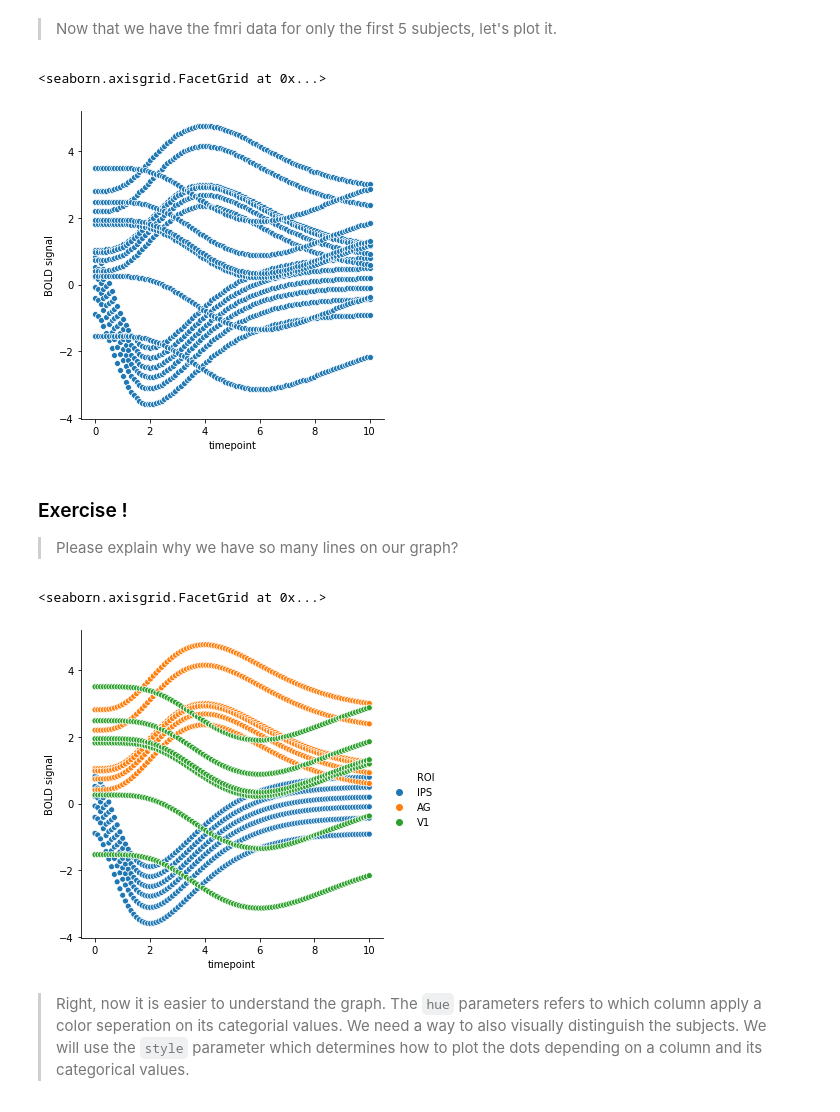
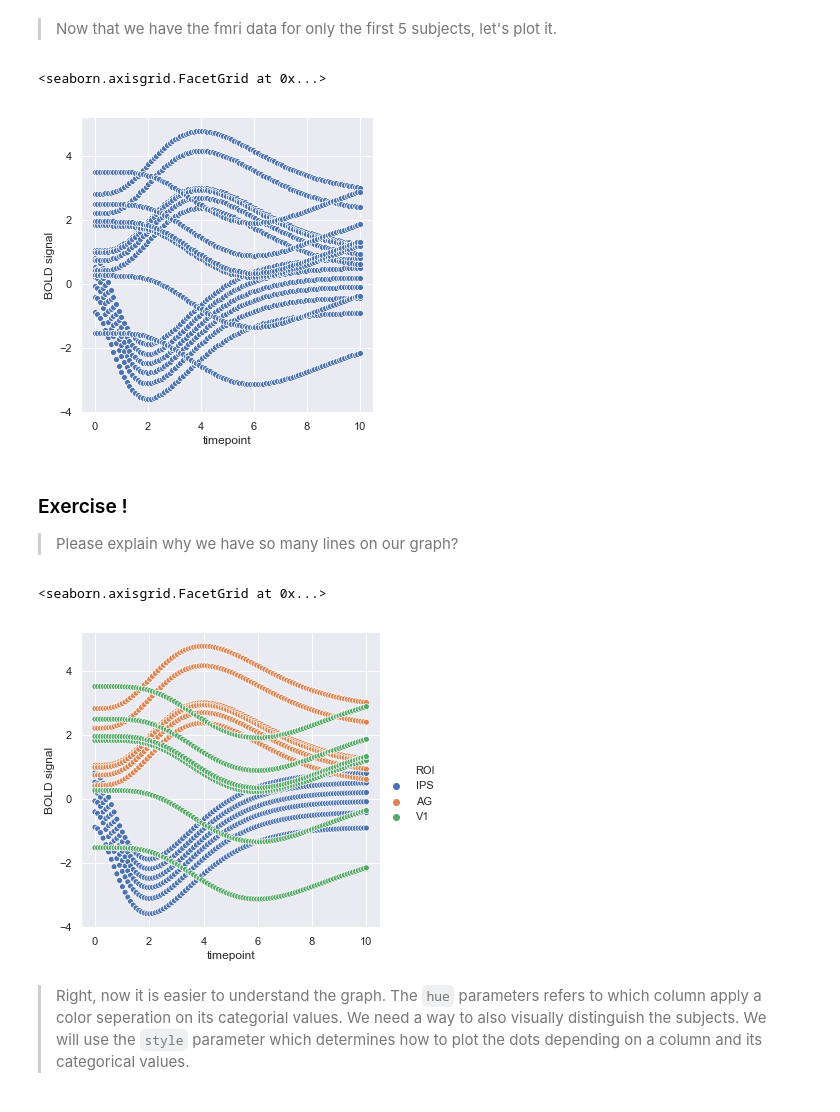
Before and after one commit to erikmagic/python-tutorials, a Jupyter notebook: seaborn/seaborn_en.ipynb, the cells around one changed output. Cells and saved outputs as stored; diff of their text form; code cells hidden in the pictures.

```diff
--- a/seaborn/seaborn_en.ipynb
+++ b/seaborn/seaborn_en.ipynb
@@ -17,6 +17,7 @@ import numpy as np
 import pandas as pd
 import matplotlib
 import matplotlib.pyplot as plt
+sns.set()
 # %% [markdown]
 ## Introduction
 #### Why is it so important to have good and pretty visualisation tools?
@@ -48,16 +49,17 @@ fmri_subset.shape
 sns.relplot(x="timepoint", y="BOLD signal", data=fmri_subset)
 # %% [output]
 <seaborn.axisgrid.FacetGrid at 0x...>
-[figure, old version]
+[figure, new version]
 # %% [markdown]
 ### Exercise !
 > Please explain why we have so many lines on our graph?
 # %%
 # ROI is also a column in our dataframe
-sns.relplot(x="timepoint", y="BOLD signal", hue="ROI", data=fmri_subset)
+sns.relplot\
+    (x="timepoint", y="BOLD signal", hue="ROI", data=fmri_subset)
 # %% [output]
 <seaborn.axisgrid.FacetGrid at 0x...>
-[figure, old version]
+[figure, new version]
 # %% [markdown]
 > Right, now it is easier to understand the graph. The `hue` parameters refers to which column apply a color
 >seperation on its categorial values. We need a way to also visually distinguish the subjects. We will use the
```
Also changed, not shown: parts of 42 cells of this notebook.
